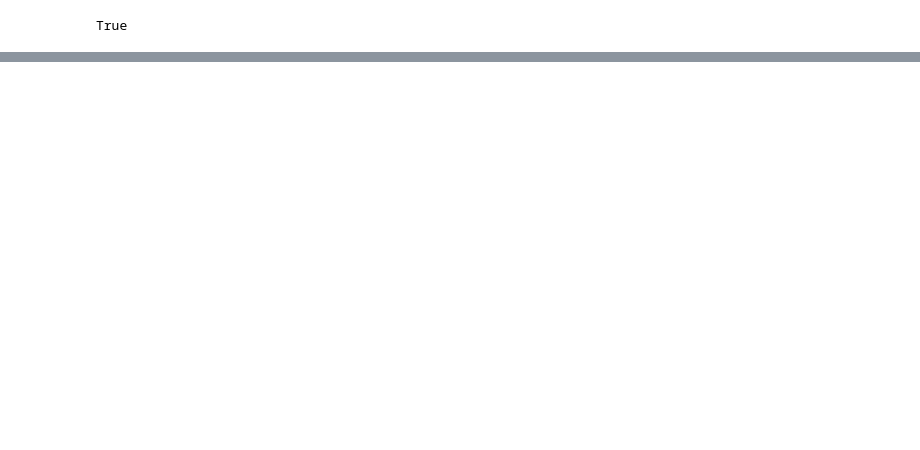
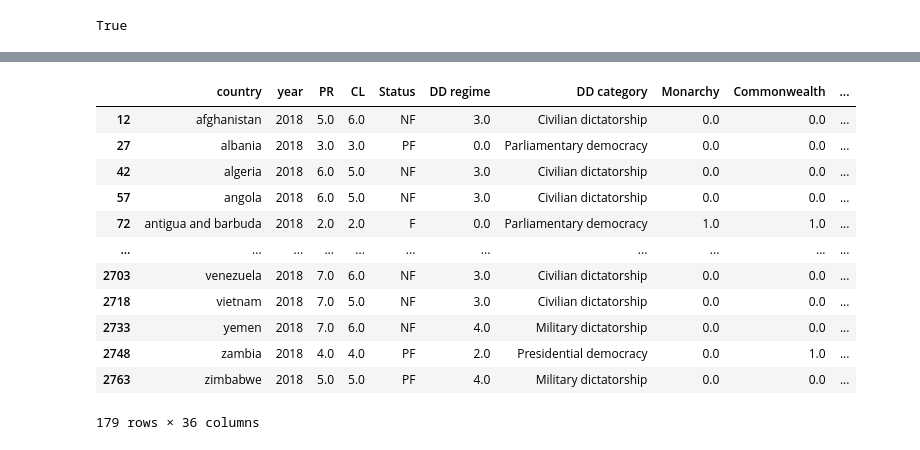
Before and after one commit to SanteriVtj/Econometrics-Capstone, a Jupyter notebook: clear.ipynb, the cells around one changed output, grey strips where cells are left out. Drawn from its saved outputs; the diff is of its cells as text; code cells hidden in the pictures; blank space fills up the shorter version.

```diff
--- a/clear.ipynb
+++ b/clear.ipynb
@@ -162,2 +124,4 @@ df.loc[:, 'spatial electoral'] = df.loc[:, 'spatial electoral'].astype('float')
 # %%
 df = df.drop(['election month, year'], axis=1)
+# %%
+df = pd.read_csv('./raw_data/small_master.csv')
@@ -163,0 +132,2 @@ df = df.drop(['election month, year'], axis=1)
+# %%
+df = df.drop(['Unnamed: 0', 'Unnamed: 0.1'], axis=1)
@@ -163,0 +154,16 @@ df = df.drop(['election month, year'], axis=1)
+# %%
+df[df.year == 2018]
+# %% [output]
+|  | country | year | PR | CL | Status | DD regime | DD category | Monarchy | Commonwealth | ... |
+| 12 | afghanistan | 2018 | 5.0 | 6.0 | NF | 3.0 | Civilian dictatorship | 0.0 | 0.0 | ... |
+| 27 | albania | 2018 | 3.0 | 3.0 | PF | 0.0 | Parliamentary democracy | 0.0 | 0.0 | ... |
+| 42 | algeria | 2018 | 6.0 | 5.0 | NF | 3.0 | Civilian dictatorship | 0.0 | 0.0 | ... |
+| 57 | angola | 2018 | 6.0 | 5.0 | NF | 3.0 | Civilian dictatorship | 0.0 | 0.0 | ... |
+| 72 | antigua and barbuda | 2018 | 2.0 | 2.0 | F | 0.0 | Parliamentary democracy | 1.0 | 1.0 | ... |
+| ... | ... | ... | ... | ... | ... | ... | ... | ... | ... | ... |
+| 2703 | venezuela | 2018 | 7.0 | 6.0 | NF | 3.0 | Civilian dictatorship | 0.0 | 0.0 | ... |
+| 2718 | vietnam | 2018 | 7.0 | 5.0 | NF | 3.0 | Civilian dictatorship | 0.0 | 0.0 | ... |
+| 2733 | yemen | 2018 | 7.0 | 6.0 | NF | 4.0 | Military dictatorship | 0.0 | 0.0 | ... |
+| 2748 | zambia | 2018 | 4.0 | 4.0 | PF | 2.0 | Presidential democracy | 0.0 | 1.0 | ... |
+| 2763 | zimbabwe | 2018 | 5.0 | 5.0 | PF | 4.0 | Military dictatorship | 0.0 | 0.0 | ... |
+179 rows × 36 columns
```
Also changed, not shown: parts of 13 cells of this notebook, 3 other files.
